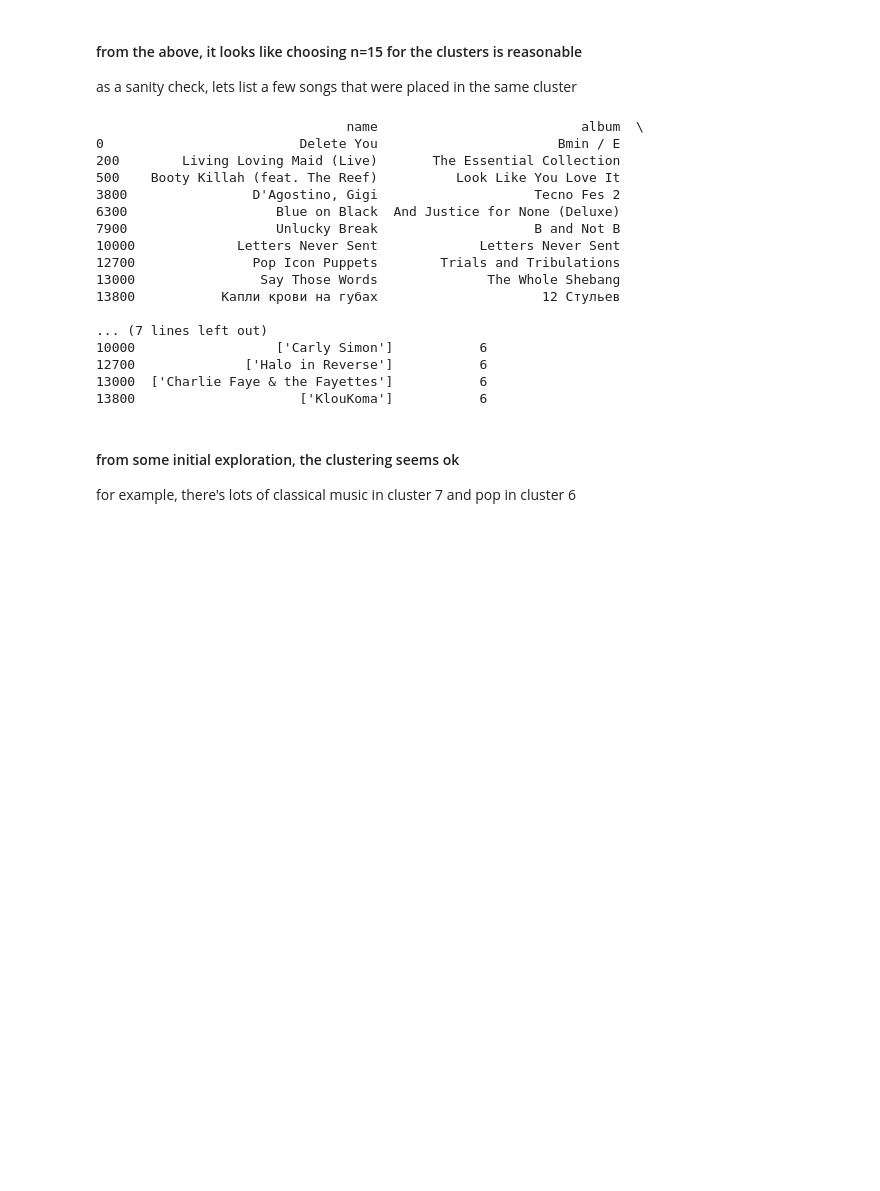
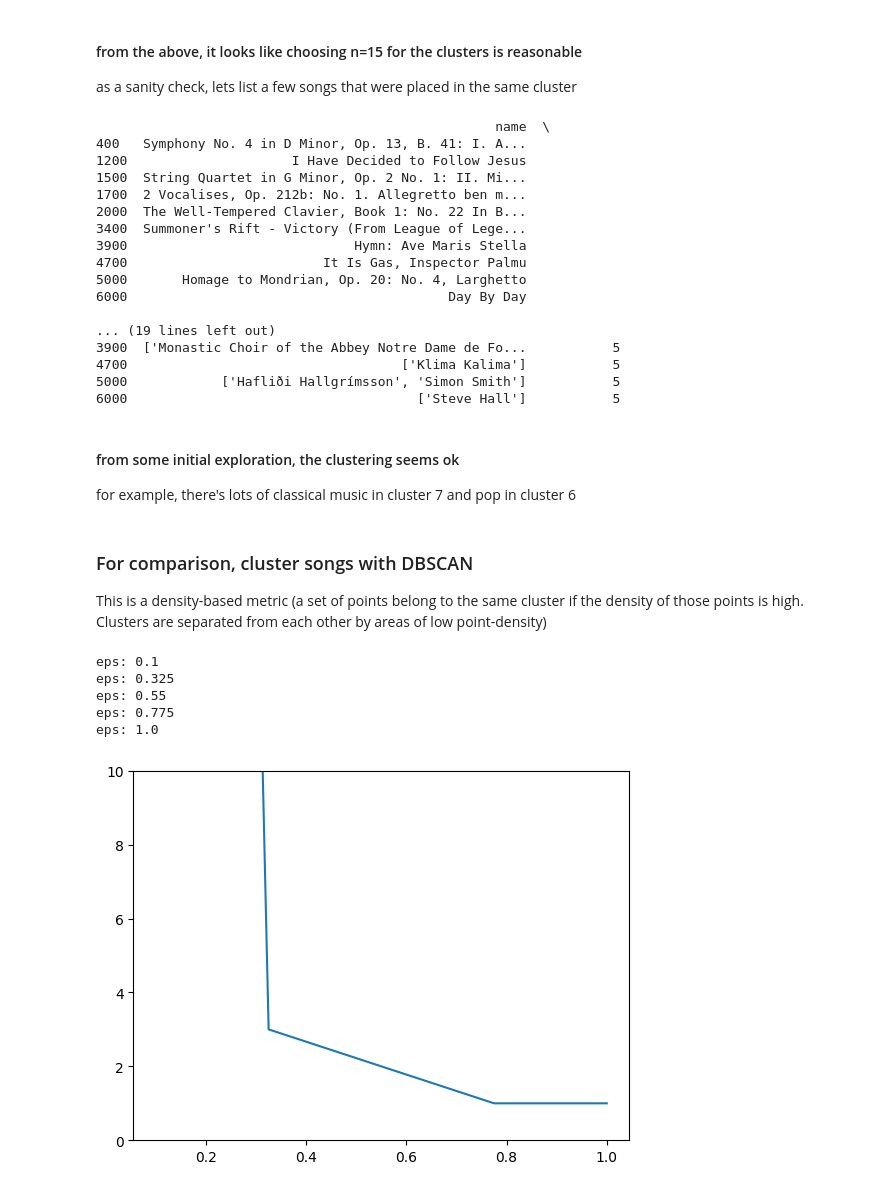
Before and after one commit to andrewZimnik/data_science, a Jupyter notebook: song_clustering/notebooks/song_clustering.ipynb, the cells around one changed output. Cells and saved outputs as stored; diff of their text form; code cells hidden in the pictures; blank space fills up the shorter version.

```diff
--- a/song_clustering/notebooks/song_clustering.ipynb
+++ b/song_clustering/notebooks/song_clustering.ipynb
@@ -324,26 +315,64 @@ train_data['cluster_id'] = cluster_labels_kMeans[model_idx]
 
 # print a subset of songs belonging to a single cluster
 num_songs = 10
+cluster_idx = 5
 x = train_data.loc[train_data['cluster_id'] == cluster_idx,:]
 print(x.head(n=num_songs))
 # %% [output]
-                                name                          album  \
-0                         Delete You                       Bmin / E
-200        Living Loving Maid (Live)       The Essential Collection
-500    Booty Killah (feat. The Reef)          Look Like You Love It
-3800                D'Agostino, Gigi                    Tecno Fes 2
-6300                   Blue on Black  And Justice for None (Deluxe)
-7900                   Unlucky Break                    B and Not B
-10000             Letters Never Sent             Letters Never Sent
-12700               Pop Icon Puppets        Trials and Tribulations
-13000                Say Those Words              The Whole Shebang
-13800           Капли крови на губах                     12 Стульев
+                                                   name  \
+400   Symphony No. 4 in D Minor, Op. 13, B. 41: I. A...
+1200                     I Have Decided to Follow Jesus
+1500  String Quartet in G Minor, Op. 2 No. 1: II. Mi...
+1700  2 Vocalises, Op. 212b: No. 1. Allegretto ben m...
+2000  The Well-Tempered Clavier, Book 1: No. 22 In B...
+3400  Summoner's Rift - Victory (From League of Lege...
+3900                             Hymn: Ave Maris Stella
+4700                         It Is Gas, Inspector Palmu
+5000       Homage to Mondrian, Op. 20: No. 4, Larghetto
+6000                                         Day By Day
 
-... (7 lines left out)
-10000                  ['Carly Simon']           6
-12700              ['Halo in Reverse']           6
-13000  ['Charlie Faye & the Fayettes']           6
-13800                     ['KlouKoma']           6
+... (19 lines left out)
+3900  ['Monastic Choir of the Abbey Notre Dame de Fo...           5
+4700                                   ['Klima Kalima']           5
+5000            ['Hafliði Hallgrímsson', 'Simon Smith']           5
+6000                                     ['Steve Hall']           5
 # %% [markdown]
 #### from some initial exploration, the clustering seems ok
 for example, there's lots of classical music in cluster 7 and pop in cluster 6
+# %% [markdown]
+### For comparison, cluster songs with DBSCAN
+This is a density-based metric (a set of points belong to the same cluster if the density of those points is high. Clusters are separated from each other by areas of low point-density)
+# %%
+from sklearn.cluster import DBSCAN
+
+# rather than 'number of clusters', the critical parameter is 'eps' (the maximum distance between two samples for them to be considered in the same 'neighborhood' as each other)
+eps = np.linspace(0.1,1,num=5)
+
+# list to hold trained models
+models_dbscan = []
+
+# to speed things up, only keep every 10th song
+proj_ds = proj[::10,:]
+
+# cycle through number of clusters
+numClusters = []
+for ii in eps:
+
+    print('eps: ' + str(ii))
+
+    # fit dbscan using a subset of the datat
+    dbscan = DBSCAN(eps=ii,n_jobs=-1).fit(proj_ds)
+    models_dbscan.append(dbscan)
+# %% [output]
+eps: 0.1
+eps: 0.325
+eps: 0.55
+eps: 0.775
+eps: 1.0
+# %%
+# plot the number of clusters found for each eps
+num_clusters = [len(np.unique(x.labels_)) for x in models_dbscan]
+plt.plot(eps, num_clusters);
+plt.ylim([0,10]);
+# %% [output]
+[figure, added]
```
Also changed, not shown: parts of 6 cells of this notebook.
